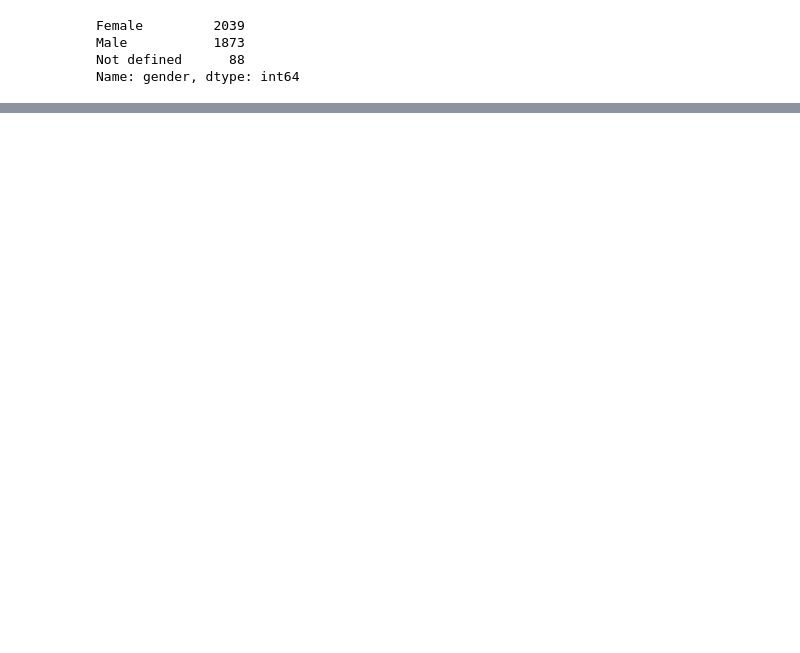
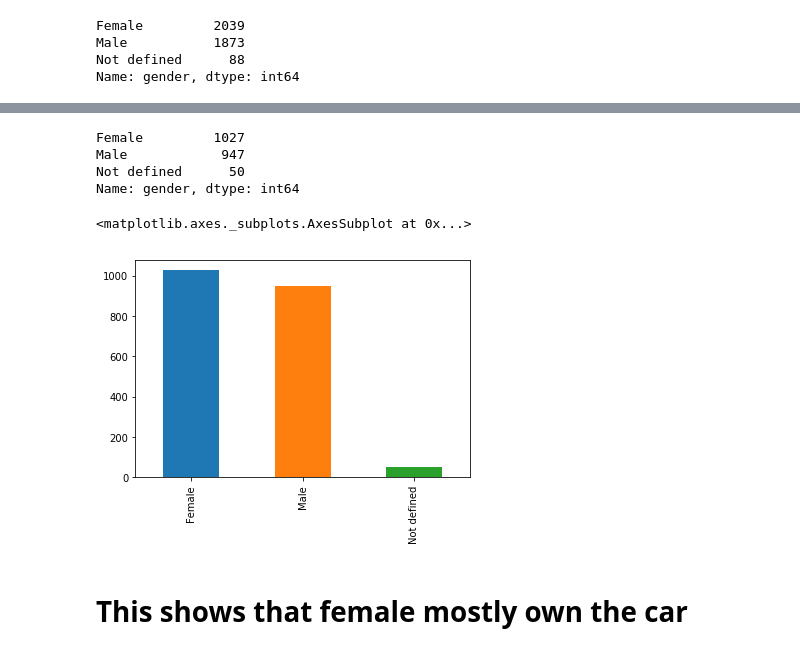
Before and after one commit to romy421kumari/KPMG, a Jupyter notebook: Customerdemography.ipynb, the cells around one changed output, grey strips where cells are left out. Drawn from its saved outputs; the diff is of its cells as text; code cells hidden in the pictures; blank space fills up the shorter version.

```diff
--- a/Customerdemography.ipynb
+++ b/Customerdemography.ipynb
@@ -76,4 +76,4 @@ Name: gender, dtype: int64
 df['gender'].replace('F', 'Female', inplace=True)
 df['gender'].replace('Femal', 'Female', inplace=True)
 df['gender'].replace('M', 'Male', inplace=True)
-df['gender'].replace('U', 'Not defined', inplace=True)
+df['gender'].replace('U', 'Unknown', inplace=True)
@@ -92,0 +97,15 @@ Name: gender, dtype: int64
+# %%
+df[df['owns_car']=='Yes'].gender.value_counts()
+# %% [output]
+Female         1027
+Male            947
+Not defined      50
+Name: gender, dtype: int64
+# %%
+plot=df[df['owns_car']=='Yes'].gender.value_counts()
+plot.plot(kind='bar')
+# %% [output]
+<matplotlib.axes._subplots.AxesSubplot at 0x...>
+[figure, added]
+# %% [markdown]
+# This shows that female mostly own the car
```
Also changed, not shown: parts of 2 cells of this notebook.
